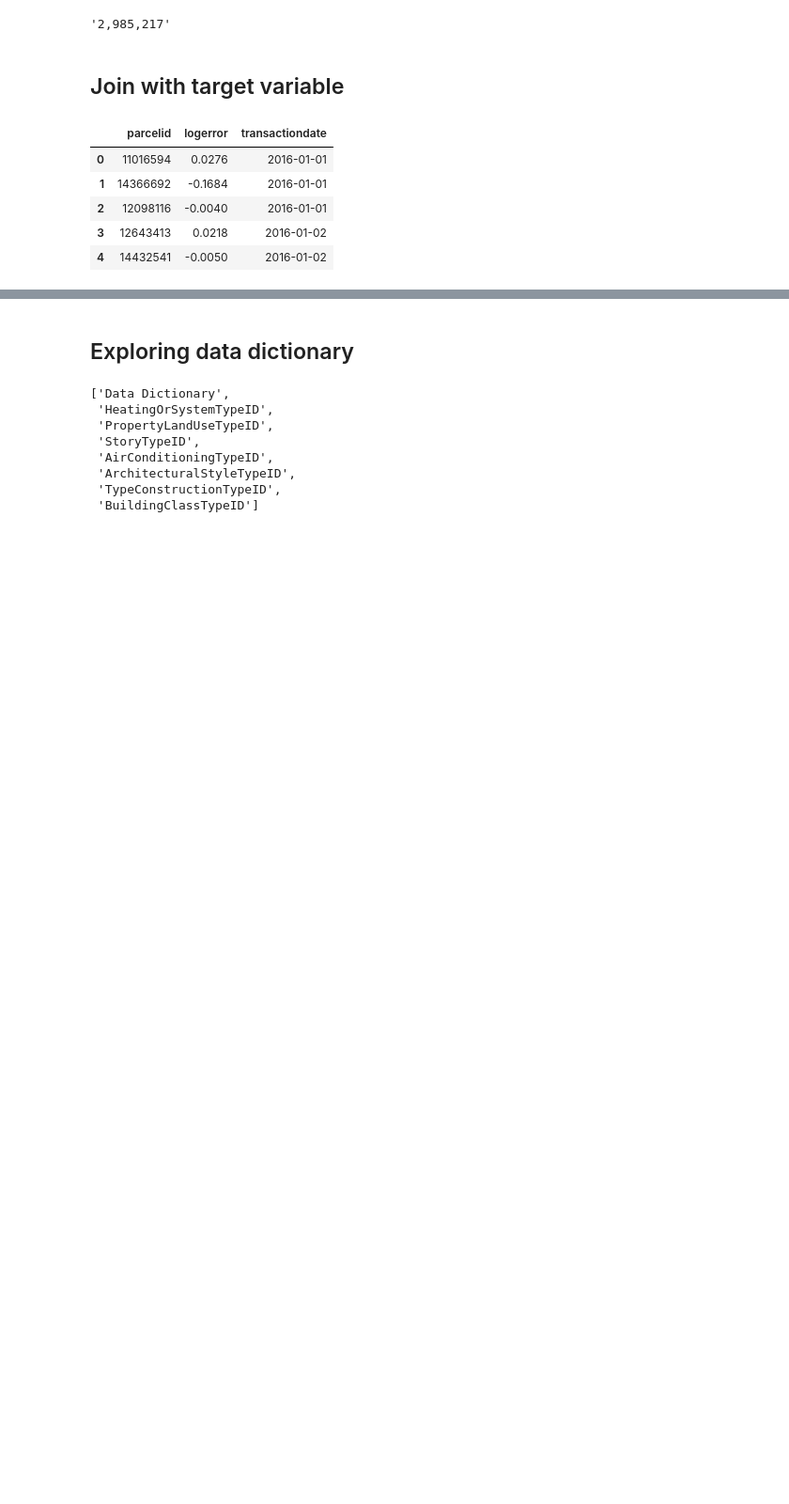
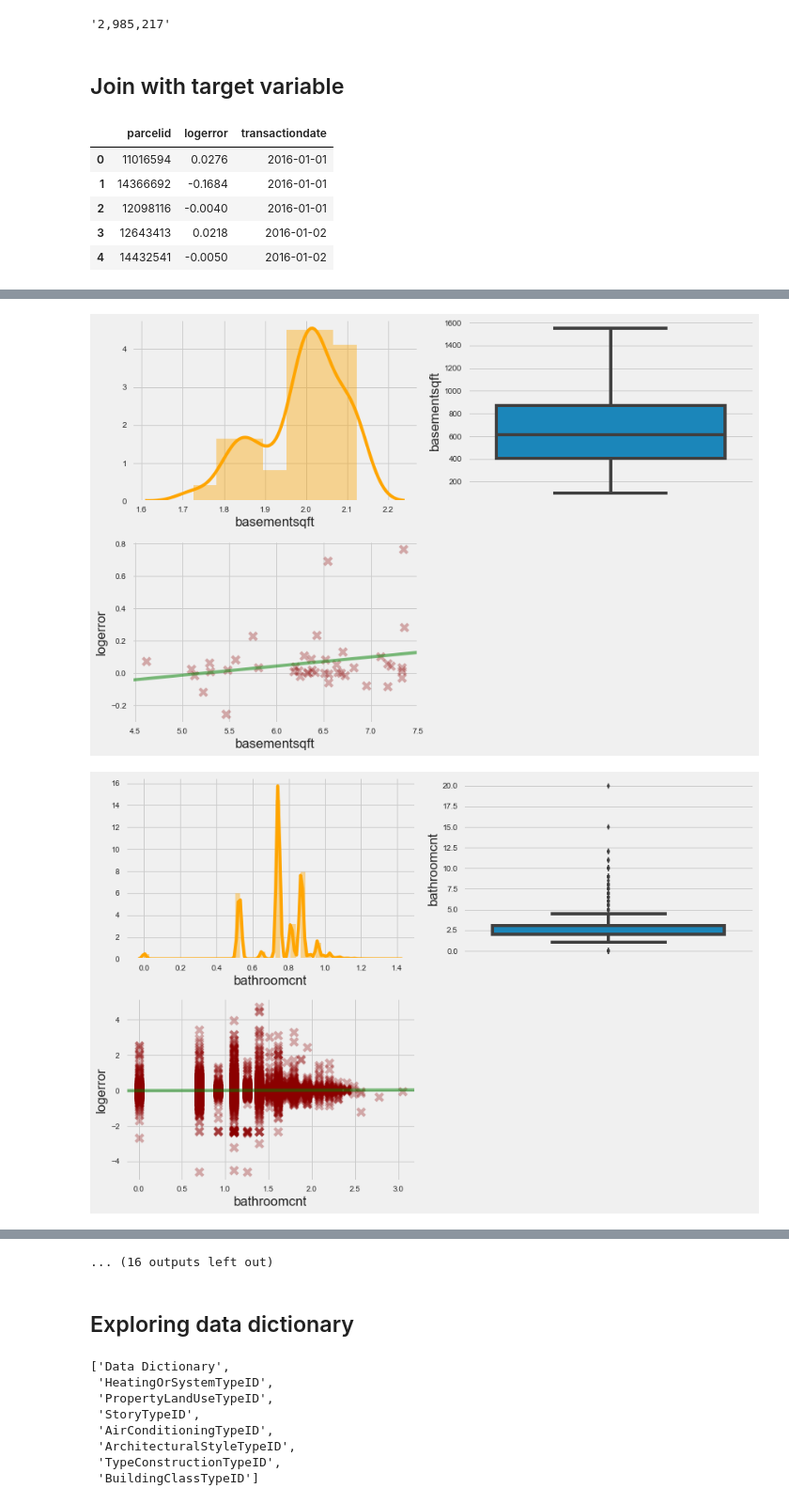
Before and after one commit to eschoenbrun/Zillow_Kaggle, a Jupyter notebook: exploratory_data_analysis.ipynb, the cells around one changed output, grey strips where cells are left out. Shown at 94% size. Cells and saved outputs as stored; diff of their text form; code cells hidden in the pictures; blank space fills up the shorter version.

```diff
--- a/exploratory_data_analysis.ipynb
+++ b/exploratory_data_analysis.ipynb
@@ -160,0 +134,23 @@ memory usage: 33.6+ MB
+# %%
+for i, col in enumerate(num_data.columns[1:]):
+    fig = plt.figure(i,figsize=(12,8))
+    ax1 = fig.add_subplot(221)
+    ax2 = fig.add_subplot(222)
+    ax3 = fig.add_subplot(223)
+
+    # Log transformation for skewed data
+    sns.boxplot(num_data[col].dropna(), orient='v', ax=ax2)
+    plt.xlabel(col)
+
+    num_data[col] = np.log1p(num_data[col].dropna())
+    g = sns.regplot(x=col, y='logerror', data=num_data, ax=ax3 ,ci = False,
+        scatter_kws={"color":"darkred","alpha":0.3,"s":90},
+        line_kws={"color":"g","alpha":0.5,"lw":4},marker="x")
+
+    sns.distplot(np.log1p(num_data[col].dropna()), color = "orange", kde = True, ax=ax1)
+
+    plt.tight_layout()
+    plt.show()
+# %% [output]
+[figure, added]
+[figure, added]
@@ -161,3 +167,4 @@ memory usage: 33.6+ MB
+... (16 outputs left out)
 # %% [markdown]
 ## Exploring data dictionary
 # %%
```
Also changed, not shown: parts of 26 cells of this notebook, 2 other files.
